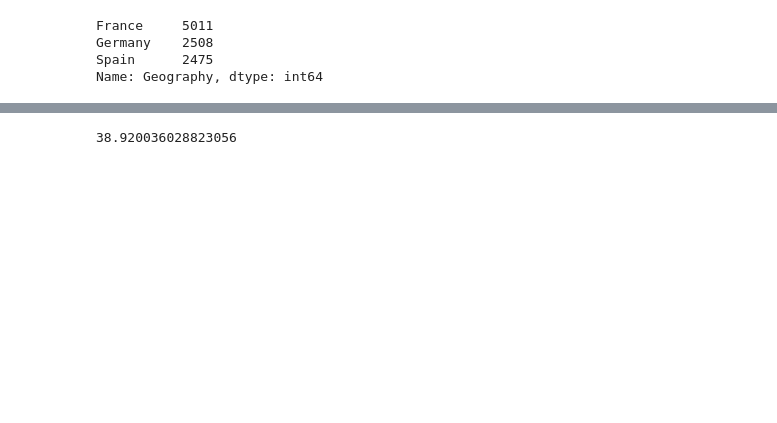
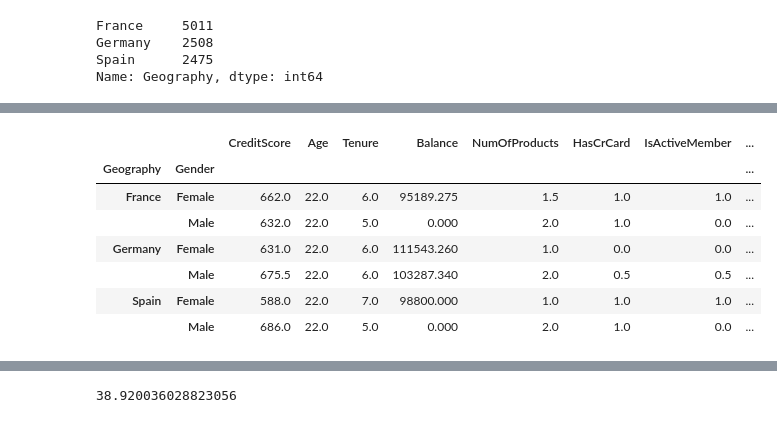
Before and after one commit to vaibhagarwal/Projects, a Jupyter notebook: CapstoneProject/Capstone_Project_1.ipynb, the cells around one changed output, grey strips where cells are left out. Cells and saved outputs as stored; diff of their text form; code cells hidden in the pictures; blank space fills up the shorter version.

```diff
--- a/CapstoneProject/Capstone_Project_1.ipynb
+++ b/CapstoneProject/Capstone_Project_1.ipynb
@@ -162,3 +222,14 @@ df[pd.isnull(df['Gender'])]
 | 15783349 | Montague | 481.0 | Spain | NaN | 39.0 | 1.0 | 111233.09 | 1.0 | 1.0 | ... |
 | 15636595 | Loton | 602.0 | Spain | NaN | 37.0 | 3.0 | 107592.89 | 2.0 | 0.0 | ... |
 | 15776404 | Williamson | 523.0 | France | NaN | 22.0 | 8.0 | 123374.46 | 1.0 | 1.0 | ... |
+# %%
+df.loc[(df.Age == 22) , :].groupby(['Geography','Gender']).median()
+# %% [output]
+|  |  | CreditScore | Age | Tenure | Balance | NumOfProducts | HasCrCard | IsActiveMember | ... |
+| Geography | Gender |  |  |  |  |  |  |  | ... |
+| France | Female | 662.0 | 22.0 | 6.0 | 95189.275 | 1.5 | 1.0 | 1.0 | ... |
+|  | Male | 632.0 | 22.0 | 5.0 | 0.000 | 2.0 | 1.0 | 0.0 | ... |
+| Germany | Female | 631.0 | 22.0 | 6.0 | 111543.260 | 1.0 | 0.0 | 0.0 | ... |
+|  | Male | 675.5 | 22.0 | 6.0 | 103287.340 | 2.0 | 0.5 | 0.5 | ... |
+| Spain | Female | 588.0 | 22.0 | 7.0 | 98800.000 | 1.0 | 1.0 | 1.0 | ... |
+|  | Male | 686.0 | 22.0 | 5.0 | 0.000 | 2.0 | 1.0 | 0.0 | ... |
```
Also changed, not shown: parts of 63 cells of this notebook.
